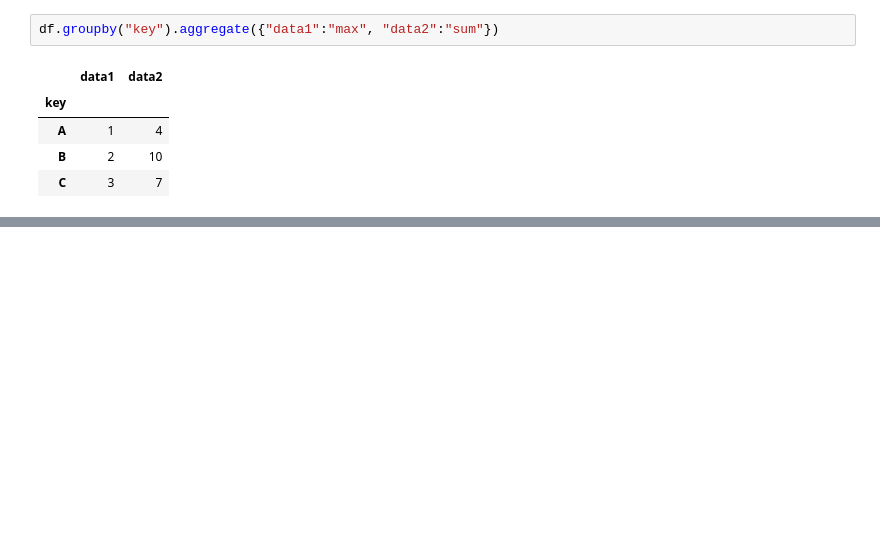
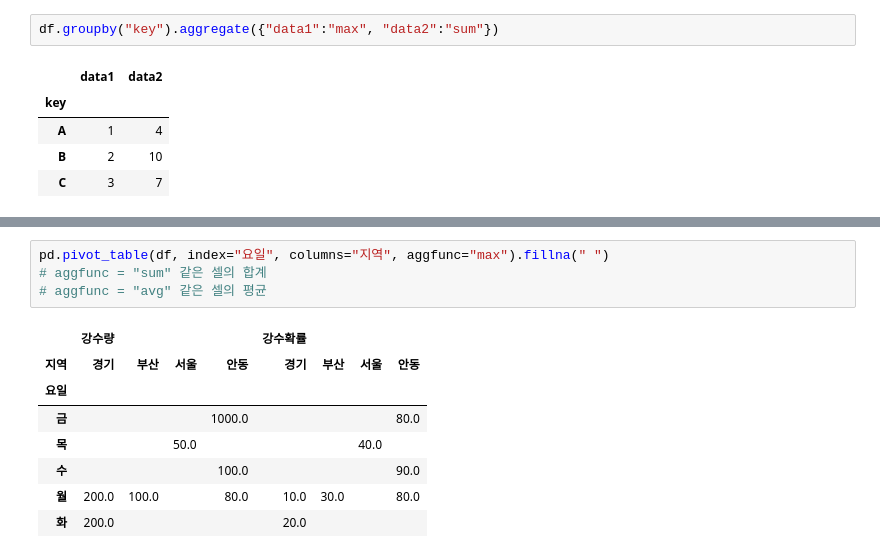
Before and after one commit to jungmin9911/python_pknu, a Jupyter notebook: python11.ipynb, the cells around one changed output, grey strips where cells are left out. Drawn from its saved outputs; the diff is of its cells as text; blank space fills up the shorter version.

```diff
--- a/python11.ipynb
+++ b/python11.ipynb
@@ -198,0 +367,13 @@ df.groupby("key").aggregate({"data1":"max", "data2":"sum"})
+# %%
+pd.pivot_table(df, index="요일", columns="지역", aggfunc="max").fillna(" ")
+# aggfunc = "sum" 같은 셀의 합계
+# aggfunc = "avg" 같은 셀의 평균
+# %% [output]
+|  | 강수량 |  |  |  | 강수확률 |  |  |  |
+| 지역 | 경기 | 부산 | 서울 | 안동 | 경기 | 부산 | 서울 | 안동 |
+| 요일 |  |  |  |  |  |  |  |  |
+| 금 |  |  |  | 1000.0 |  |  |  | 80.0 |
+| 목 |  |  | 50.0 |  |  |  | 40.0 |  |
+| 수 |  |  |  | 100.0 |  |  |  | 90.0 |
+| 월 | 200.0 | 100.0 |  | 80.0 | 10.0 | 30.0 |  | 80.0 |
+| 화 | 200.0 |  |  |  | 20.0 |  |  |  |
```
Also changed, not shown: parts of 16 cells of this notebook, 3 other files.
